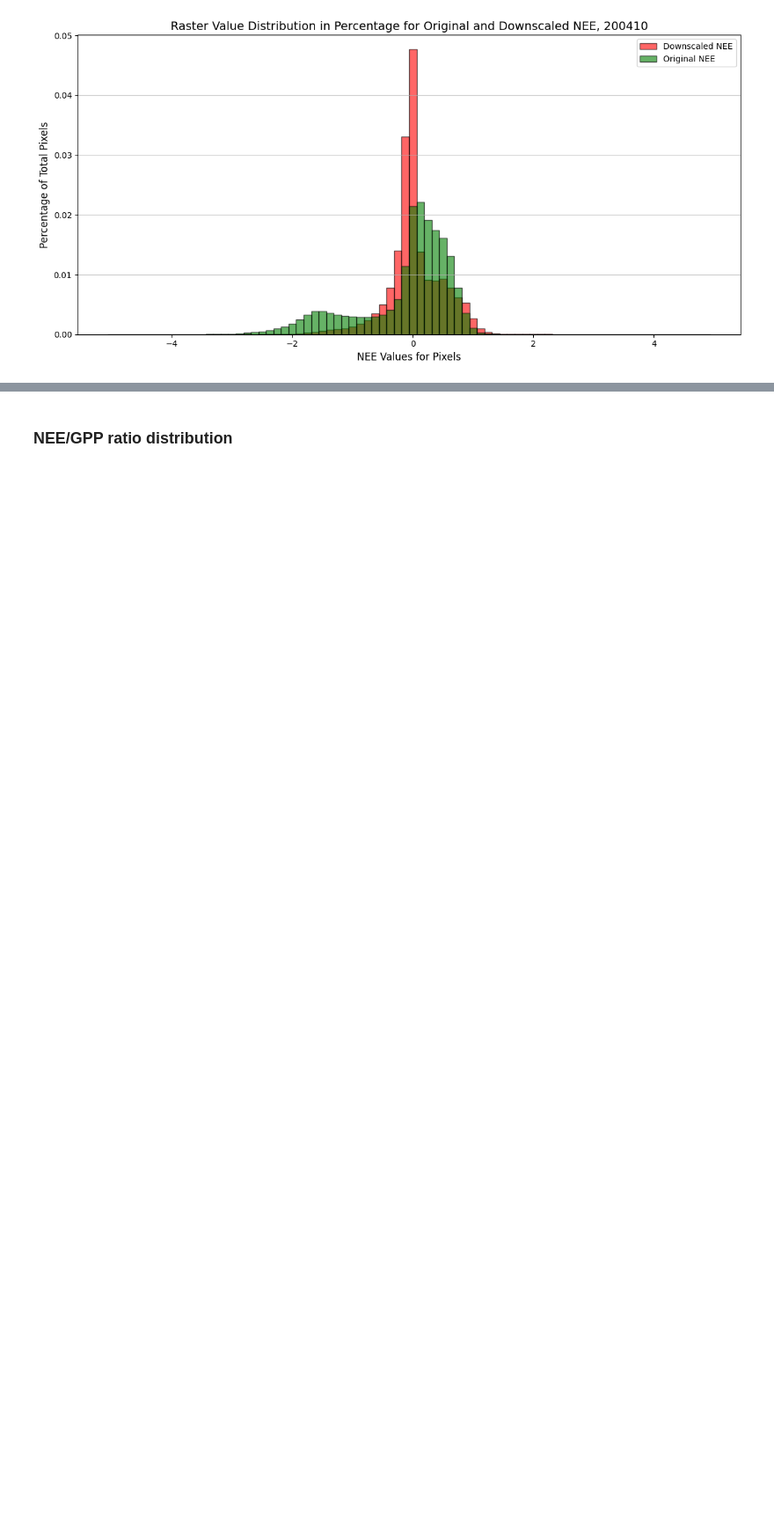
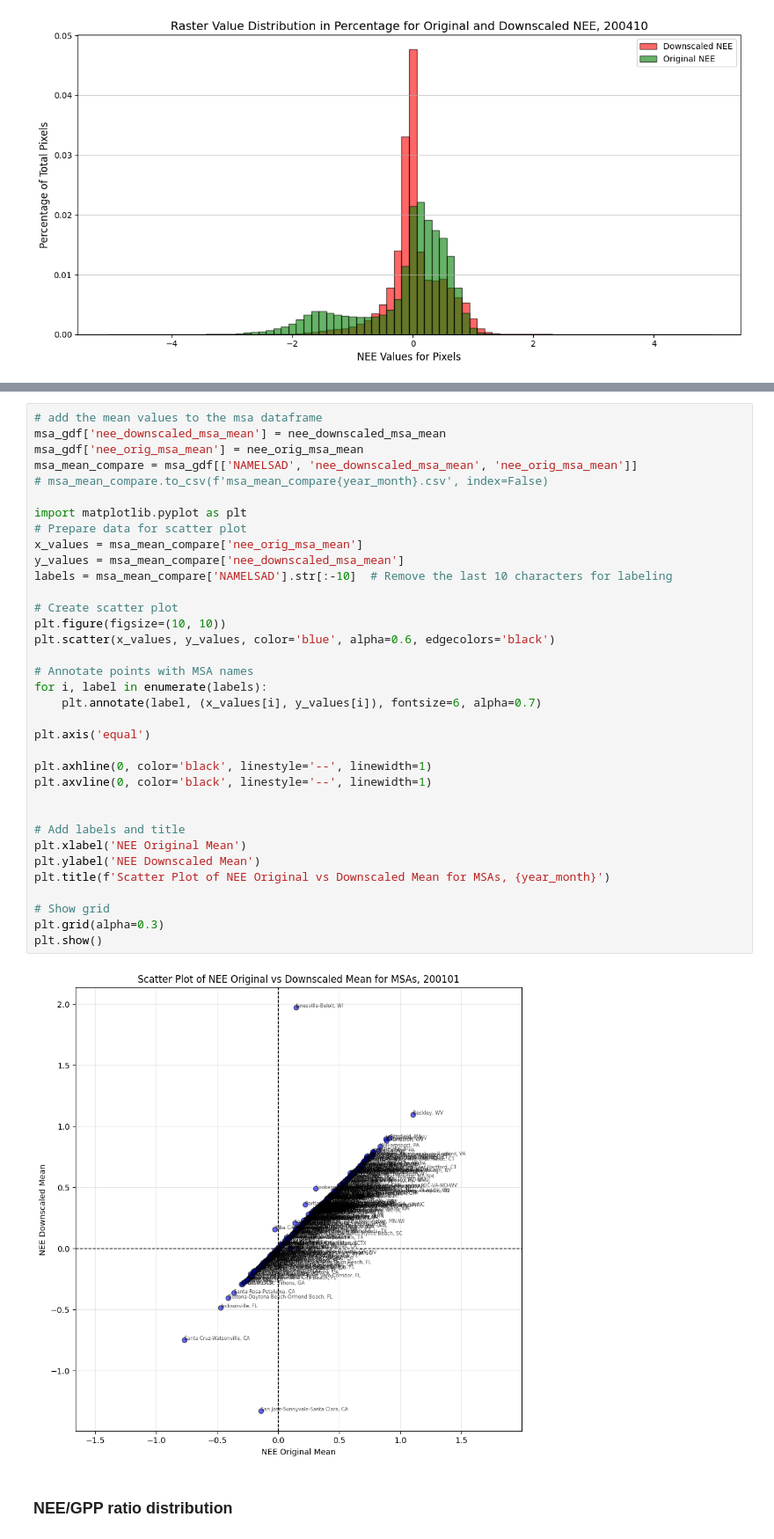
Before and after one commit to qifan-wu/urban_greening_windows, a Jupyter notebook: raster_distribution_check.ipynb, the cells around one changed output, grey strips where cells are left out. Shown at 88% size. Cells and saved outputs as stored; diff of their text form; blank space fills up the shorter version.

```diff
--- a/raster_distribution_check.ipynb
+++ b/raster_distribution_check.ipynb
@@ -185,2 +205,39 @@ ValueError: Input shapes do not overlap raster.
+# %%
+# add the mean values to the msa dataframe
+msa_gdf['nee_downscaled_msa_mean'] = nee_downscaled_msa_mean
+msa_gdf['nee_orig_msa_mean'] = nee_orig_msa_mean
+msa_mean_compare = msa_gdf[['NAMELSAD', 'nee_downscaled_msa_mean', 'nee_orig_msa_mean']]
+# msa_mean_compare.to_csv(f'msa_mean_compare{year_month}.csv', index=False)
+
+import matplotlib.pyplot as plt
+# Prepare data for scatter plot
+x_values = msa_mean_compare['nee_orig_msa_mean']
+y_values = msa_mean_compare['nee_downscaled_msa_mean']
+labels = msa_mean_compare['NAMELSAD'].str[:-10]  # Remove the last 10 characters for labeling
+
+# Create scatter plot
+plt.figure(figsize=(10, 10))
+plt.scatter(x_values, y_values, color='blue', alpha=0.6, edgecolors='black')
+
+# Annotate points with MSA names
+for i, label in enumerate(labels):
+    plt.annotate(label, (x_values[i], y_values[i]), fontsize=6, alpha=0.7)
+
+plt.axis('equal')
+
+plt.axhline(0, color='black', linestyle='--', linewidth=1)
+plt.axvline(0, color='black', linestyle='--', linewidth=1)
+
+
+# Add labels and title
+plt.xlabel('NEE Original Mean')
+plt.ylabel('NEE Downscaled Mean')
+plt.title(f'Scatter Plot of NEE Original vs Downscaled Mean for MSAs, {year_month}')
+
+# Show grid
+plt.grid(alpha=0.3)
+plt.show()
+# %% [output]
+[figure, added]
 # %% [markdown]
 ### NEE/GPP ratio distribution
```
Also changed, not shown: parts of 21 cells of this notebook, 3 other files.
